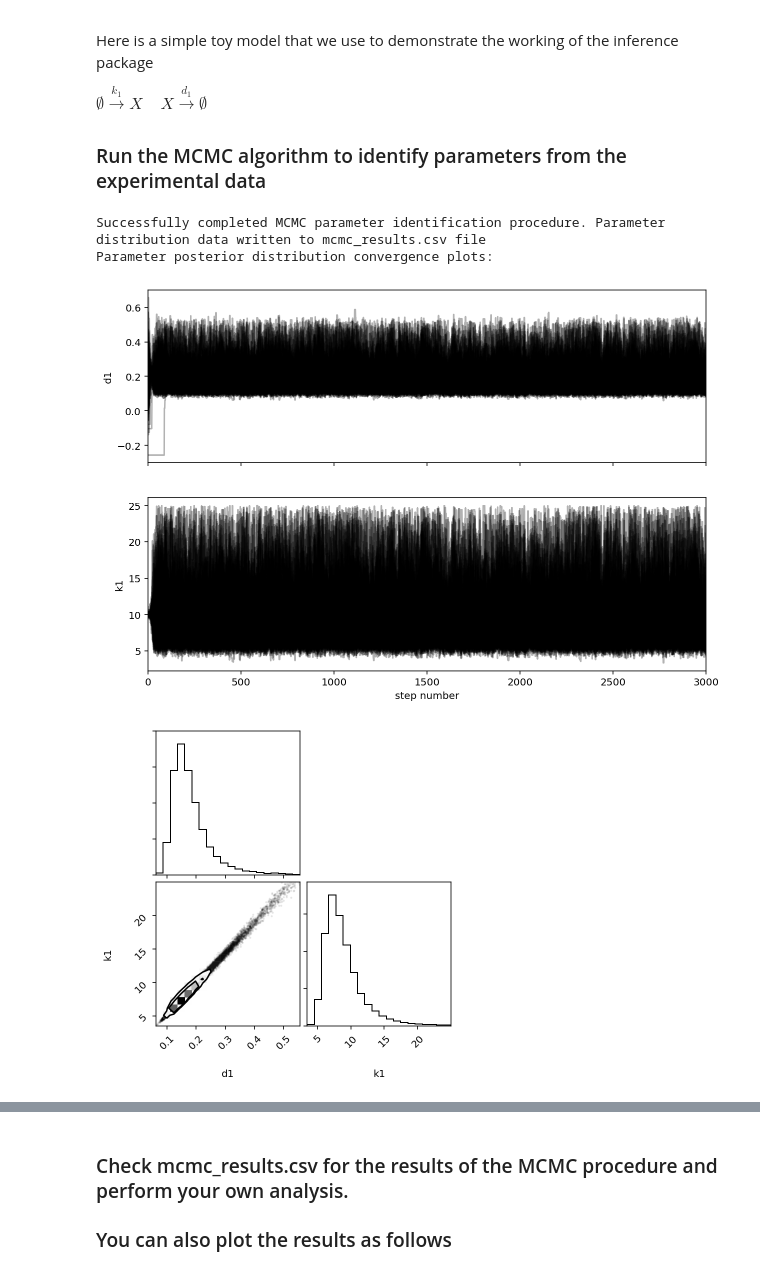
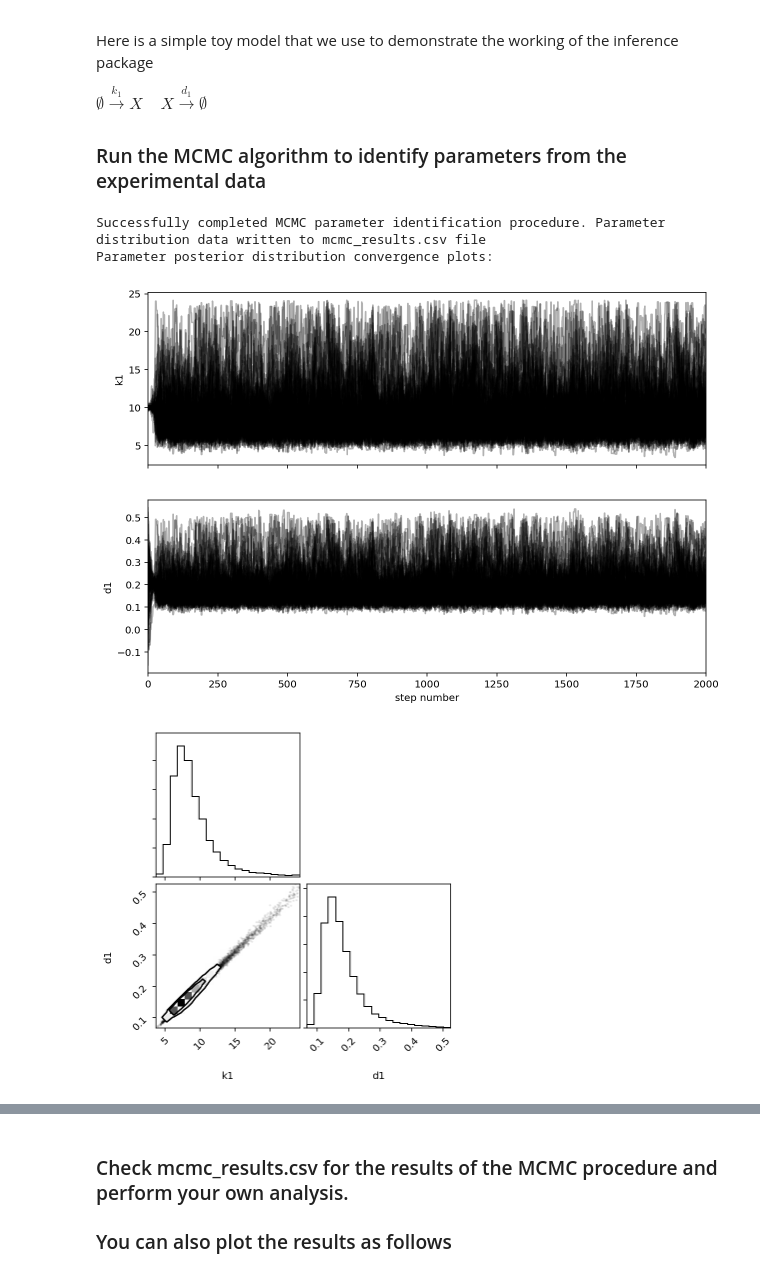
Before and after one commit to biocircuits/bioscrape, a Jupyter notebook: inference examples/Parameter Identification Simple Demo.ipynb, the cells around one changed output, grey strips where cells are left out. Saved outputs shown, nothing was run; the diff lists cells and outputs as text; code cells hidden in the pictures.

```diff
--- a/inference examples/Parameter Identification Simple Demo.ipynb
+++ b/inference examples/Parameter Identification Simple Demo.ipynb
@@ -17,37 +17,40 @@ rcParams["font.size"] = 20
 # %%
 %matplotlib inline
 import bioscrape as bs
 from bioscrape.types import Model
 from bioscrape.simulator import py_simulate_model
 from bioscrape.pid_interfaces import *
 from bioscrape.emcee_interface import *
 import numpy as np
 import pylab as plt
 import pandas as pd
 M = Model('toy_model.xml')
 pid = initialize_mcmc(Model = M)
 
 # Import data from CSV
 # Import a CSV file for each experiment run
 df = pd.read_csv('test_data.csv', delimiter = '\t', names = ['X','time'], skiprows = 1)
 pid.set_exp_data(df)
 # pid.set_exp_data(list_of_dfs)
 pid.set_measurements(['X'])
 pid.set_time_column(['time'])
-pid.set_params_to_estimate(['d1', 'k1'])
-pid.set_nwalkers(200)
+pid.set_params_to_estimate(['k1','d1'])
+pid.set_nwalkers(100)
 pid.set_init_seed(0.15)
-pid.set_nsteps(3000)
+pid.set_nsteps(2000)
 pid.set_sim_type('deterministic')
 
-pid.prior = {'d1' : ['gaussian', 0, 1, 1e-7], 'k1' : ['gaussian', 0, 20, 1e-5]}
-# prior = {'d1' : ['uniform', 0, 20],'k1' : ['uniform', 0, 25]}
+# Higher the probability threshold, you have stricter priors.
+# Allowing lower probabilities with lower threshold implies wider priors.
+prior = {'d1' : ['gaussian', 0, 20, 1e-2], 'k1' : ['gaussian', 0, 25, 1e-2]}
+# prior = {'k1' : ['uniform', 0, 25],'d1' : ['uniform', 0, 20]}
+# prior = {'d1' : ['uniform', 0, 20]}
 pid.set_prior(prior)
 
 sampler = pid.run_mcmc(plot_show = True)
 pid.plot_mcmc_results(sampler);
 # %% [output]
 Successfully completed MCMC parameter identification procedure. Parameter distribution data written to mcmc_results.csv file
 Parameter posterior distribution convergence plots:
-[figure, old version]
+[figure, new version]
-[figure, old version]
+[figure, new version]
```
Also changed, not shown: parts of 5 cells of this notebook, 4 other files.
